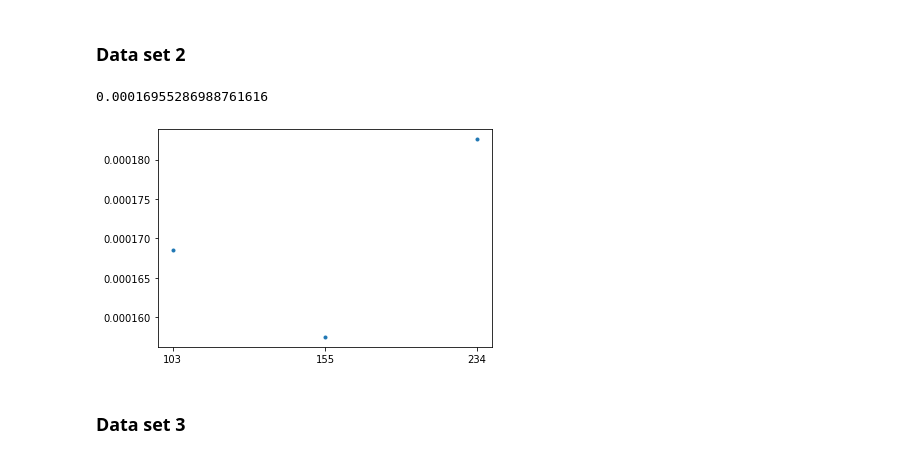
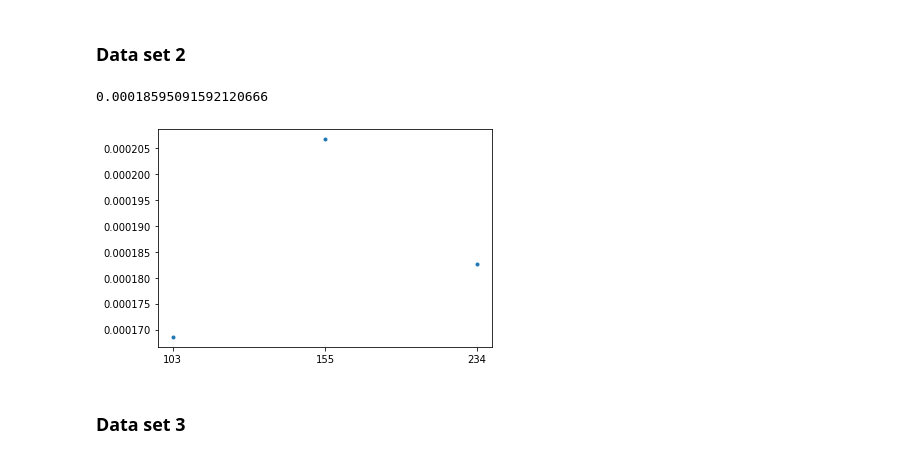
Before and after one commit to JoanneCETsai/Temperature_Calibration, a Jupyter notebook: main.ipynb, the cells around one changed output. Saved outputs shown, nothing was run; the diff lists cells and outputs as text; code cells hidden in the pictures.

```diff
--- a/main.ipynb
+++ b/main.ipynb
@@ -384,34 +34,0 @@ power_gold[5] = [29+2*i for i in range(0,6,1)]
-# %%
-avg_dRoverR = [[],[],[],[],[],[]]
-for i in range(0,6,1):
-    arrays = [dRoverR_1[i], dRoverR_2[i], dRoverR_3[i], dRoverR_4[i]]
-    avg_dRoverR[i] = [np.mean(k) for k in zip(*arrays)]
-# %%
-for i, v in enumerate(list(Dict_gold_1.keys())):
-    plt.plot(power_gold[i], avg_dRoverR[i], '.')
-    plt.xlabel("power")
-    plt.ylabel("dR/R")
-    plt.savefig("/Users/chiaentsai/Desktop/lab/Temperature_Calibration/gold_dRoverR_figure_avg/{}mm.png".format(v), format="PNG")
-    plt.close()
-# %%
-kappa_gold_avg = []
-for i, v in enumerate(list(Dict_gold_1.keys())):
-    popt, pcov = curve_fit(expo, power_gold[i], avg_dRoverR[i], p0 = [1, 0.0000005, 1], maxfev = 8000)
-    #a, b, c = popt
-    plt.plot(power_gold[i], avg_dRoverR[i], '.')
-    y_pred = [expo(j, *popt) for j in power_gold[i]]
-    plt.plot(power_gold[i], y_pred)
-    plt.xlabel("power")
-    plt.ylabel("dR/R")
-    plt.savefig("/Users/chiaentsai/Desktop/lab/Temperature_Calibration/gold_dRoverR_fit_figure_avg/{}mm.png".format(v), format="PNG")
-    plt.close()
-    f = expo(gold_melting_W[v], *popt)
-    gold_m = 1064
-    dT = gold_m - 21
-    kappa = f / dT
-    kappa_gold_avg.append(kappa)
-
-#Dict_kappa_gold = dict(zip(list(Dict_gold.keys()),kappa_gold))
-
-plt.plot(list(Dict_gold_1.keys()), kappa_gold_avg, '.')
-plt.savefig("/Users/chiaentsai/Desktop/lab/Temperature_Calibration/kappa_avg.png", format="PNG")
@@ -465,7 +80,7 @@ kappa_Si = []
 for i, v in enumerate(list(Dict_Si.keys())):
     power = [float(j) for j in power_Si[i]][:-1]
     y = dRoverR[i][:-1]
-    popt, pcov = curve_fit(expo, power, y, p0 = [1, 0.00000005, 1], maxfev = 8000)
+    popt, pcov = curve_fit(expo, power, y, p0 = [1, 0.0000005, 1], maxfev = 8000)
     #a, b, c = popt
     plt.plot(power, y, '.')
     y_pred = [expo(j, *popt) for j in power]
@@ -480,7 +95,7 @@ for i, v in enumerate(list(Dict_Si.keys())):
     kappa = f / dT
     kappa_Si.append(kappa)
 
-Dict_kappa_Si = dict(zip(list(Dict_Si.keys()),kappa_Si))
+Dict_kappa_S_1 = dict(zip(list(Dict_Si.keys()),kappa_Si))
 
 plt.plot(list(Dict_Si.keys()), kappa_Si, '.')
 plt.savefig("/Users/chiaentsai/Desktop/lab/Temperature_Calibration/kappa_Si.png", format="PNG")
@@ -525,37 +141,37 @@ for i, v in enumerate(list(Dict_Si.keys())):
     plt.xlabel("power")
     plt.ylabel("dR/R")
     plt.savefig("/Users/chiaentsai/Desktop/lab/Temperature_Calibration/Si_dRoverR_figure_2/{}mm.png".format(v), format="PNG")
     plt.close()
 
 kappa_Si = []
 for i, v in enumerate(list(Dict_Si.keys())):
     power = [float(j) for j in power_Si[i]][:-1]
     y = dRoverR[i][:-1]
-    popt, pcov = curve_fit(expo, power, y, p0 = [1, 0.0000005, 1], maxfev = 8000)
+    popt, pcov = curve_fit(expo, power, y, p0 = [1, 0.0000002, 1], maxfev = 8000)
     #a, b, c = popt
     plt.plot(power, y, '.')
     y_pred = [expo(j, *popt) for j in power]
     plt.plot(power, y_pred)
     plt.xlabel("power")
     plt.ylabel("dR/R")
     plt.savefig("/Users/chiaentsai/Desktop/lab/Temperature_Calibration/Si_dRoverR_fit_figure_2/{}mm.png".format(v), format="PNG")
     plt.close()
     f = expo(Si_melting_W[v], *popt)
     Si_m = 1410
     dT = Si_m - 21
     kappa = f / dT
     kappa_Si.append(kappa)
 
-Dict_kappa_Si = dict(zip(list(Dict_Si.keys()),kappa_Si))
+Dict_kappa_Si_2 = dict(zip(list(Dict_Si.keys()),kappa_Si))
 
 plt.plot(list(Dict_Si.keys()), kappa_Si, '.')
 plt.savefig("/Users/chiaentsai/Desktop/lab/Temperature_Calibration/kappa_Si_2.png", format="PNG")
 
 avg_kappa_Si = sum(kappa_Si) / len(kappa_Si)
 avg_kappa_Si
 # %% [output]
-0.00016955286988761616
+0.00018595091592120666
-[figure, old version]
+[figure, new version]
 # %% [markdown]
 ### Data set 3
 # %%
```
Also changed, not shown: parts of 40 cells of this notebook, 23 other files.
